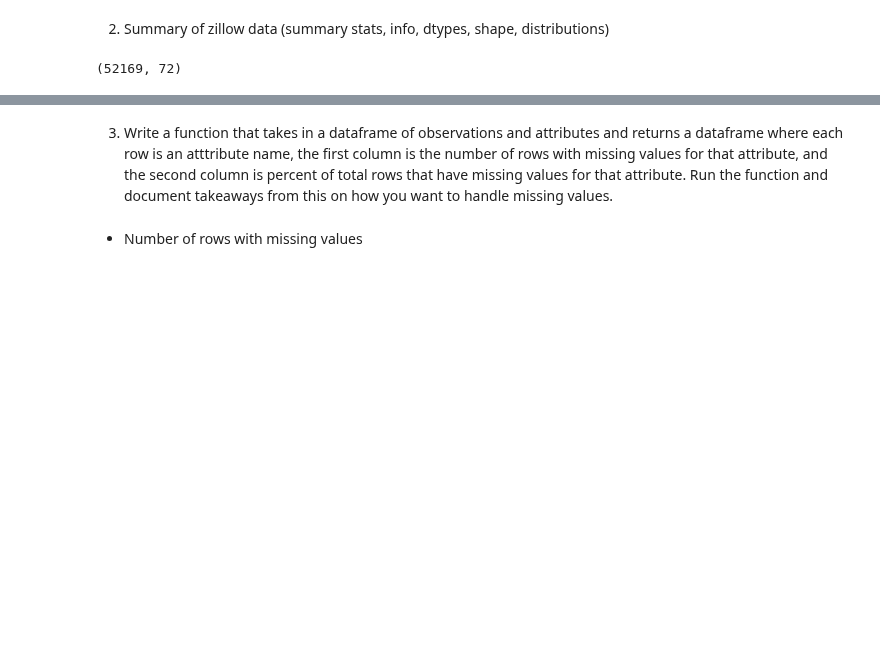
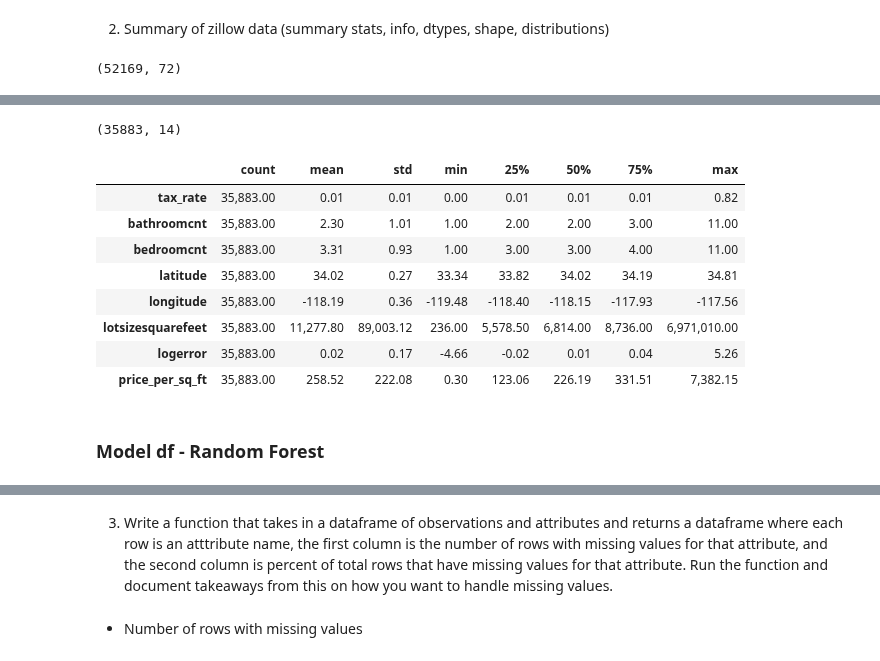
Before and after one commit to FJ-Zillow-Org/Zillow, a Jupyter notebook: jeffs_zillow.ipynb, the cells around one changed output, grey strips where cells are left out. Cells and saved outputs as stored; diff of their text form; code cells hidden in the pictures; blank space fills up the shorter version.

```diff
--- a/jeffs_zillow.ipynb
+++ b/jeffs_zillow.ipynb
@@ -133,0 +159,14 @@ df.shape
+# %%
+df.latitude = df.latitude / 1_000_000
+df.longitude = df.longitude / 1_000_000
+# %%
+from sklearn.cluster import KMeans
+
+X = df
+
+kmeans = KMeans(n_clusters=5)
+kmeans.fit(X)
+
+X['cluster'] = pd.Series(kmeans.predict(X)).astype(str)
+# %%
+X = X.dropna()
@@ -133,0 +182,20 @@ df.shape
+# %%
+from sklearn.model_selection import train_test_split
+
+train, test = train_test_split(X, test_size=.30, random_state=123)
+# %%
+train.shape
+# %% [output]
+(35883, 14)
+# %%
+train.describe().T
+# %% [output]
+|  | count | mean | std | min | 25% | 50% | 75% | max |
+| tax_rate | 35,883.00 | 0.01 | 0.01 | 0.00 | 0.01 | 0.01 | 0.01 | 0.82 |
+| bathroomcnt | 35,883.00 | 2.30 | 1.01 | 1.00 | 2.00 | 2.00 | 3.00 | 11.00 |
+| bedroomcnt | 35,883.00 | 3.31 | 0.93 | 1.00 | 3.00 | 3.00 | 4.00 | 11.00 |
+| latitude | 35,883.00 | 34.02 | 0.27 | 33.34 | 33.82 | 34.02 | 34.19 | 34.81 |
+| longitude | 35,883.00 | -118.19 | 0.36 | -119.48 | -118.40 | -118.15 | -117.93 | -117.56 |
+| lotsizesquarefeet | 35,883.00 | 11,277.80 | 89,003.12 | 236.00 | 5,578.50 | 6,814.00 | 8,736.00 | 6,971,010.00 |
+| logerror | 35,883.00 | 0.02 | 0.17 | -4.66 | -0.02 | 0.01 | 0.04 | 5.26 |
+| price_per_sq_ft | 35,883.00 | 258.52 | 222.08 | 0.30 | 123.06 | 226.19 | 331.51 | 7,382.15 |
@@ -133,0 +228,2 @@ df.shape
+# %% [markdown]
+### Model df - Random Forest
```
Also changed, not shown: parts of 31 cells of this notebook.
